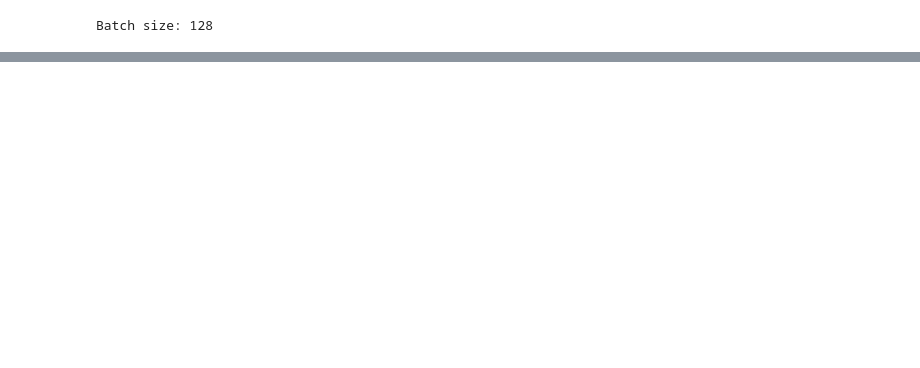
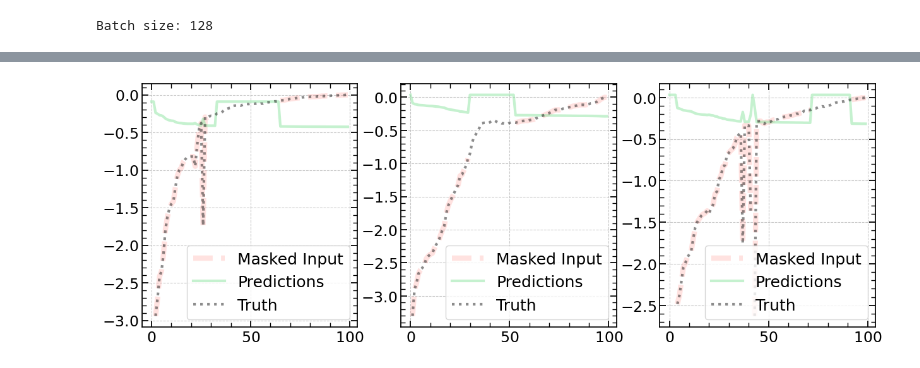
Before and after one commit to SergeiDBykov/self_supervised_halos, a Jupyter notebook: notebooks/1d_transformer_embeddings.ipynb, the cells around one changed output, grey strips where cells are left out. Drawn from its saved outputs; the diff is of its cells as text; code cells hidden in the pictures; blank space fills up the shorter version.

Commit message:
started training transformed-based encoder

```diff
--- a/notebooks/1d_transformer_embeddings.ipynb
+++ b/notebooks/1d_transformer_embeddings.ipynb
@@ -17,8 +20,7 @@ device = check_cuda()
 CUDA is not available.
 Device: cpu
 # %%
-dataset = HaloDataset(root_dir=data_preprocess_path,subhalos_df=subhalos_df,
-                      load_2d=False, load_3d=False, load_mass=True,)
+dataset = HaloDataset(root_dir=data_preprocess_path,subhalos_df=subhalos_df, load_2d=False, load_3d=False, load_mass=True,)
 # %%
 if device=='cpu':
     batch_size = 128
@@ -249,0 +55,18 @@ TransformerEncoderLayer(
+# %%
+lr = 1e-3
+n_epochs=10
+
+
+criterion = nn.MSELoss()
+
+model = RegressionModel(
+                    optimizer_class=torch.optim.Adam,
+                    optimizer_params={'lr':lr},
+                    scheduler_class=torch.optim.lr_scheduler.StepLR,
+                    scheduler_params={'step_size':15, 'gamma':0.5},
+                    criterion=criterion,
+                    history=None,
+                    transform=mask_time_series_batch,
+)
+
+model.load('Regression_1d.pth')
@@ -249,0 +80,4 @@ TransformerEncoderLayer(
+# %%
+model.show_transforms(train_loader, device)
+# %% [output]
+[figure, added]
```
Also changed, not shown: parts of 18 cells of this notebook, 3 other files.
